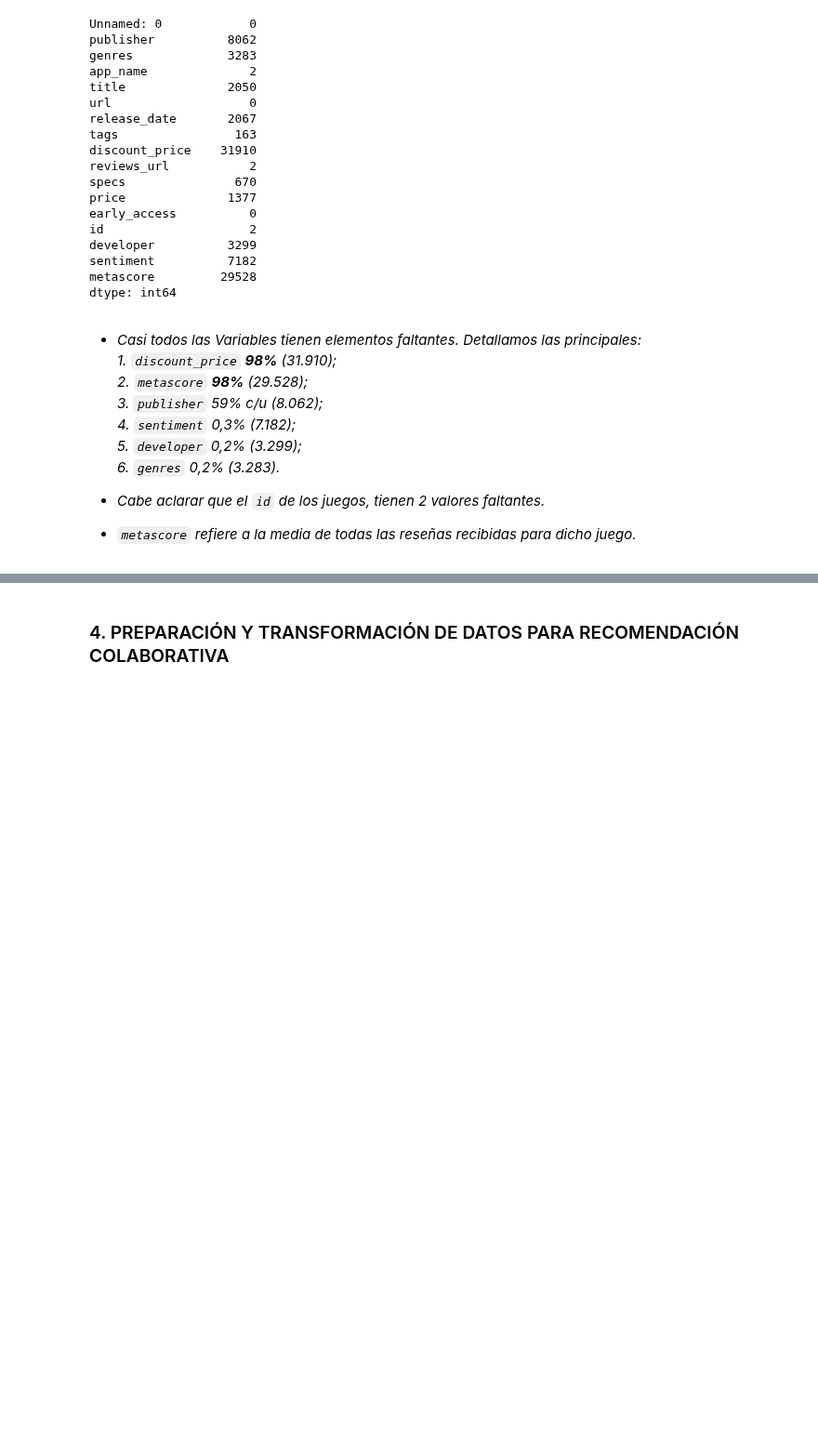
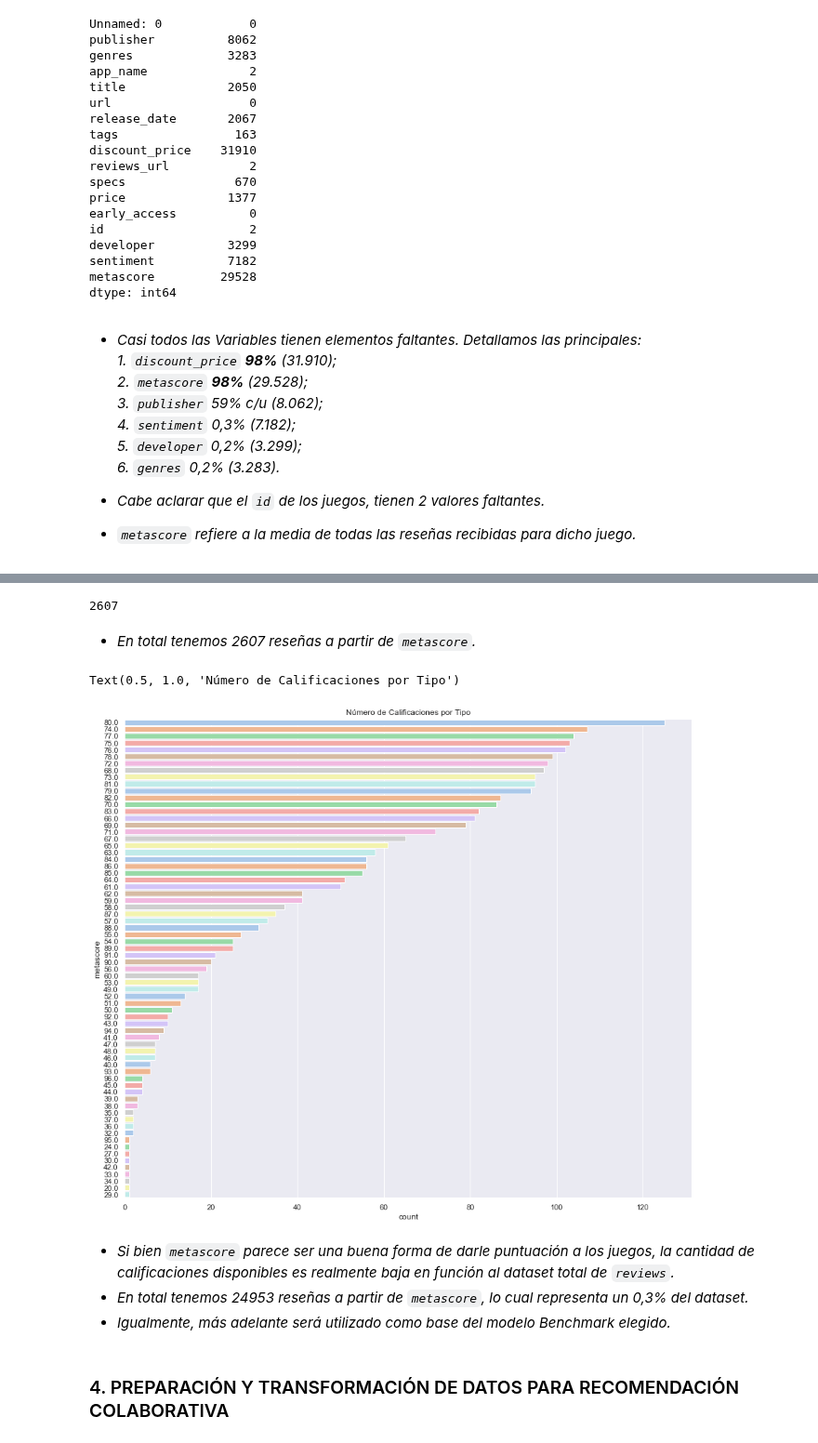
Before and after one commit to alseveso/AcamicaDS, a Jupyter notebook: Proyecto 3/A. Proyecto 03_Alejandra Seveso.ipynb, the cells around one changed output, grey strips where cells are left out. Shown at 93% size. Saved outputs shown, nothing was run; the diff lists cells and outputs as text; code cells hidden in the pictures; blank space fills up the shorter version.

```diff
--- a/Proyecto 3/A. Proyecto 03_Alejandra Seveso.ipynb
+++ b/Proyecto 3/A. Proyecto 03_Alejandra Seveso.ipynb
@@ -203,3 +281,20 @@ dtype: int64
+# %%
+print(new_data_games['metascore'].value_counts().sum())
+# %% [output]
+2607
+# %% [markdown]
+* *En total tenemos 2607 reseñas a partir de `metascore`.*
+# %%
+plt.figure(figsize = (15,13))
+sns.countplot(data = new_data_games, y = 'metascore', order = new_data_games['metascore'].value_counts().index, palette='pastel')
+plt.title('Número de Calificaciones por Tipo')
+# %% [output]
+Text(0.5, 1.0, 'Número de Calificaciones por Tipo')
+[figure, added]
+# %% [markdown]
+* *Si bien `metascore` parece ser una buena forma de darle puntuación a los juegos, la cantidad de calificaciones disponibles es realmente baja en función al dataset total de `reviews`.*
+* *En total tenemos 24953 reseñas a partir de `metascore`, lo cual representa un 0,3% del dataset.*
+* *Igualmente, más adelante será utilizado como base del modelo Benchmark elegido.*
 # %% [markdown]
 ### 4. PREPARACIÓN Y TRANSFORMACIÓN DE DATOS PARA RECOMENDACIÓN COLABORATIVA
 # %% [markdown]
```
Also changed, not shown: parts of 26 cells of this notebook.
